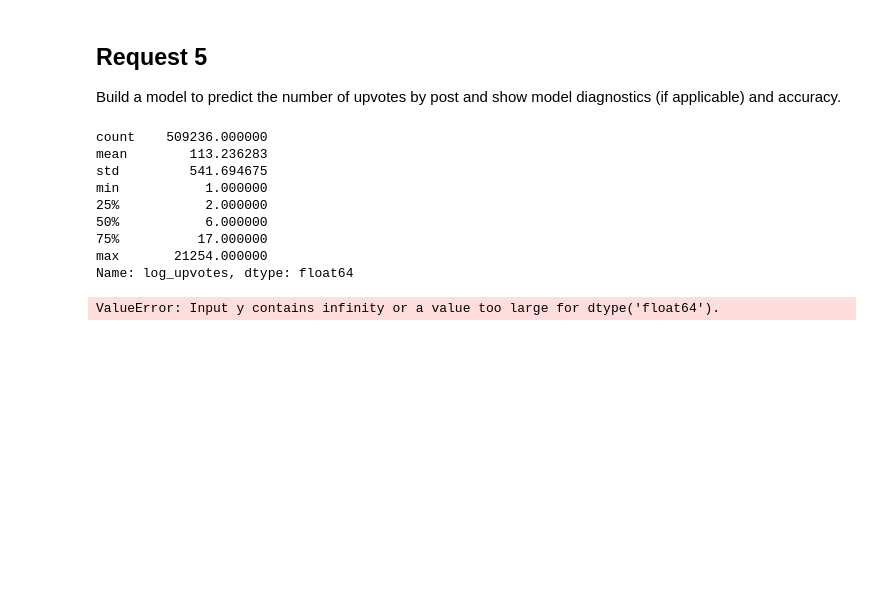
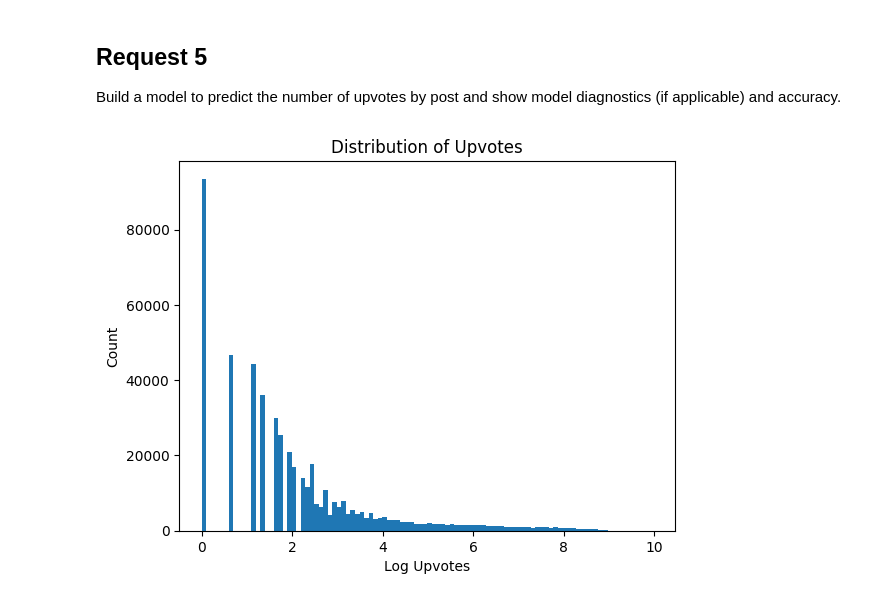
Before and after one commit to Lyncht98/riverstone-nlp-test, a Jupyter notebook: request-1.ipynb, the cells around one changed output. Drawn from its saved outputs; the diff is of its cells as text; code cells hidden in the pictures; blank space fills up the shorter version.

```diff
--- a/request-1.ipynb
+++ b/request-1.ipynb
@@ -472,15 +478,3 @@ import numpy as np
-# %%
-df['log_upvotes'].describe()
-# %% [output]
-count    509236.000000
-mean        113.236283
-std         541.694675
-min           1.000000
-25%           2.000000
-50%           6.000000
-75%          17.000000
-max       21254.000000
-Name: log_upvotes, dtype: float64
 # %%
 # load in data
 datafile_path = "./data/reddit_worldnews_start_to_2016-11-22.csv"
@@ -489,49 +483,27 @@ df = pd.read_csv(datafile_path)
 # creating df of month, year, day, hour, minute, and second from unix time_created
 df["year"] = pd.to_datetime(df["time_created"], unit="s").dt.year
 df["month"] = pd.to_datetime(df["time_created"], unit="s").dt.month
-df["day"] = pd.to_datetime(df["time_created"], unit="s").dt.day
+# name of day of week
+df['day_of_week'] = pd.to_datetime(df["time_created"], unit="s").dt.day_name()
 df["hour"] = pd.to_datetime(df["time_created"], unit="s").dt.hour
+# weeks since start of data
+df["weeks_since_start"] = (pd.to_datetime(df["time_created"], unit="s") - pd.to_datetime(df["time_created"], unit="s").min()).dt.days // 7
 # df["minute"] = pd.to_datetime(df["time_created"], unit="s").dt.minute
 # df["second"] = pd.to_datetime(df["time_created"], unit="s").dt.second
 
 # taking the log of the upvotes as posts grow exponentially with virality
 # fixing for 0 upvotes
 df["log_upvotes"] = np.log(df["up_votes"] + 1)
-
-# reading in the embeddings
-embeddings_path = "./data/embeddings.npy"
-embeddings = np.load(embeddings_path)
-
-# reduce dimensionality of embeddings using svd
-from sklearn.decomposition import TruncatedSVD
-svd = TruncatedSVD(n_components=100, n_iter=7, random_state=42)
-matrix_reduced = svd.fit_transform(embeddings)
-# %%
-# base model not using any NLP just time
-from sklearn.linear_model import LinearRegression
-from sklearn.model_selection import train_test_split
-
-# split into train and test
-X_train, X_test, y_train, y_test = train_test_split(
-    df[["year", "month", "day", "hour"]], df["log_upvotes"], test_size=0.2, random_state=42
-)
-
-# fit model
-lr = LinearRegression()
-lr.fit(X_train, y_train)
-
-# score model
-lr.score(X_test, y_test)
-
-# print out metrics
-from sklearn.metrics import mean_squared_error, mean_absolute_error, r2_score
-
-# print model
-print(lr.coef_)
-print(lr.intercept_)
-
-print("Root Mean Squared Error:", np.sqrt(mean_squared_error(y_test, lr.predict(X_test))))
-print("Mean Absolute Error:", mean_absolute_error(y_test, lr.predict(X_test)))
-print("R2 Score:", r2_score(y_test, lr.predict(X_test)))
-# %% [output]
-ValueError: Input y contains infinity or a value too large for dtype('float64').
+# %%
+# select a random month from each year to plot all their upvote distributions on the same histogram to show constant distribution
+import matplotlib.pyplot as plt
+import random
+
+# plot the distribution of log upvotes
+plt.hist(df["log_upvotes"], bins=100)
+plt.title("Distribution of Upvotes")
+plt.xlabel("Log Upvotes")
+plt.ylabel("Count")
+plt.show()
+# %% [output]
+[figure, added]
```
Also changed, not shown: parts of 30 cells of this notebook, 4 other files.
